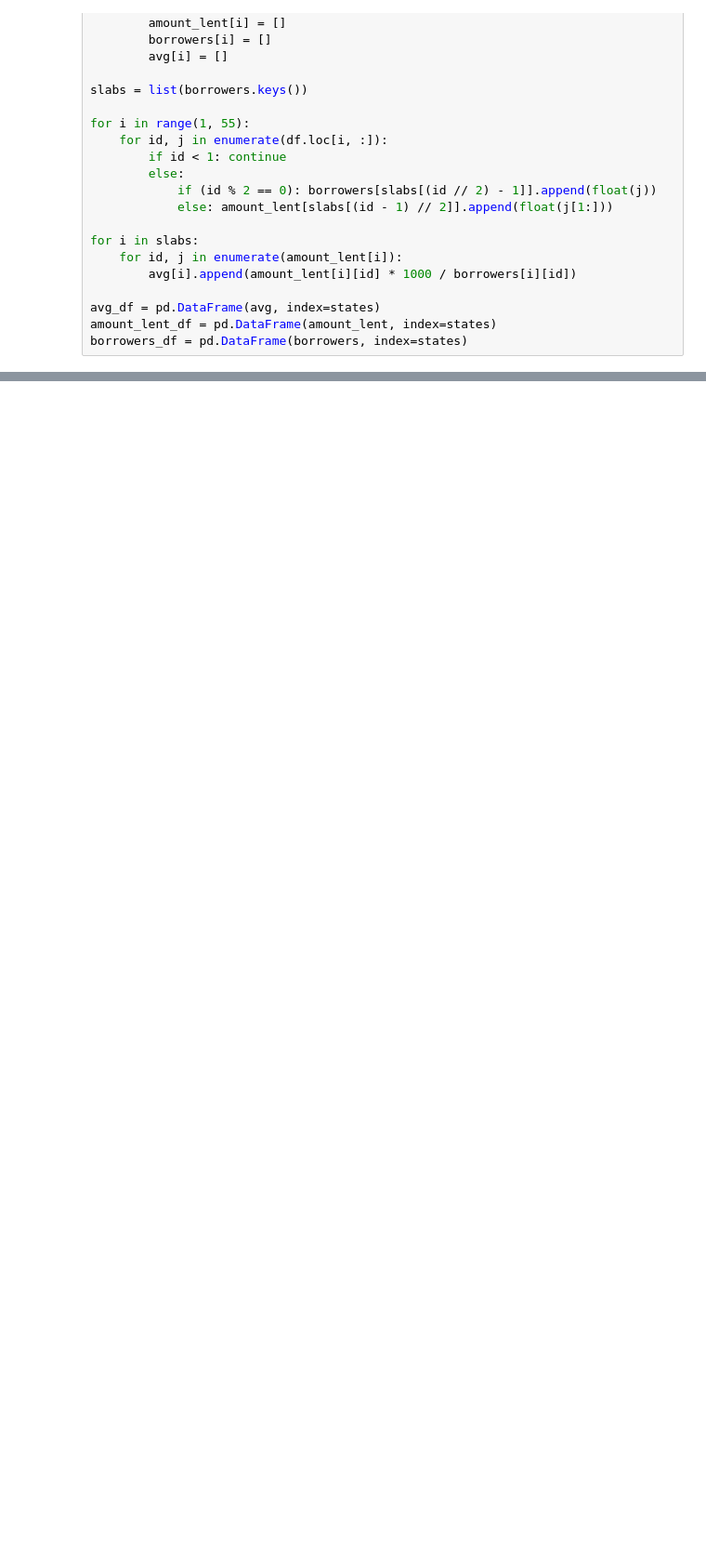
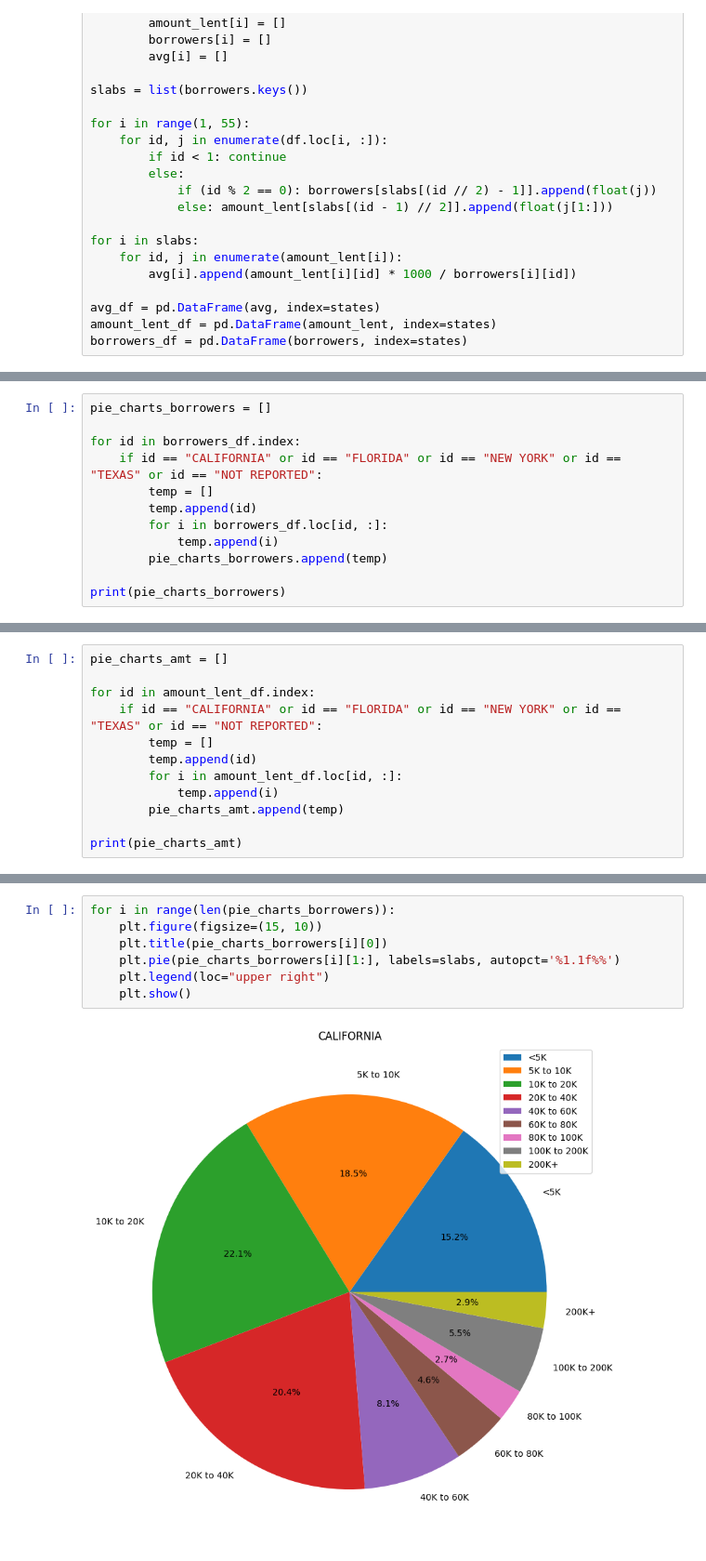
Before and after one commit to AadharSharma7/ECE143-Final-Project, a Jupyter notebook: Portfolio_by_location_debt_size.ipynb, the cells around one changed output, grey strips where cells are left out. Shown at 93% size. Saved outputs shown, nothing was run; the diff lists cells and outputs as text; blank space fills up the shorter version.

```diff
--- a/Portfolio_by_location_debt_size.ipynb
+++ b/Portfolio_by_location_debt_size.ipynb
@@ -87,0 +88,12 @@ avg_df.head()
+# %%
+pie_charts_borrowers = []
+
+for id in borrowers_df.index:
+    if id == "CALIFORNIA" or id == "FLORIDA" or id == "NEW YORK" or id == "TEXAS" or id == "NOT REPORTED":
+        temp = []
+        temp.append(id)
+        for i in borrowers_df.loc[id, :]:
+            temp.append(i)
+        pie_charts_borrowers.append(temp)
+
+print(pie_charts_borrowers)
@@ -87,0 +102,12 @@ avg_df.head()
+# %%
+pie_charts_amt = []
+
+for id in amount_lent_df.index:
+    if id == "CALIFORNIA" or id == "FLORIDA" or id == "NEW YORK" or id == "TEXAS" or id == "NOT REPORTED":
+        temp = []
+        temp.append(id)
+        for i in amount_lent_df.loc[id, :]:
+            temp.append(i)
+        pie_charts_amt.append(temp)
+
+print(pie_charts_amt)
@@ -87,0 +116,9 @@ avg_df.head()
+# %%
+for i in range(len(pie_charts_borrowers)):
+    plt.figure(figsize=(15, 10))
+    plt.title(pie_charts_borrowers[i][0])
+    plt.pie(pie_charts_borrowers[i][1:], labels=slabs, autopct='%1.1f%%')
+    plt.legend(loc="upper right")
+    plt.show()
+# %% [output]
+[figure, added]
```
Also changed, not shown: parts of 20 cells of this notebook, 1 other file.
